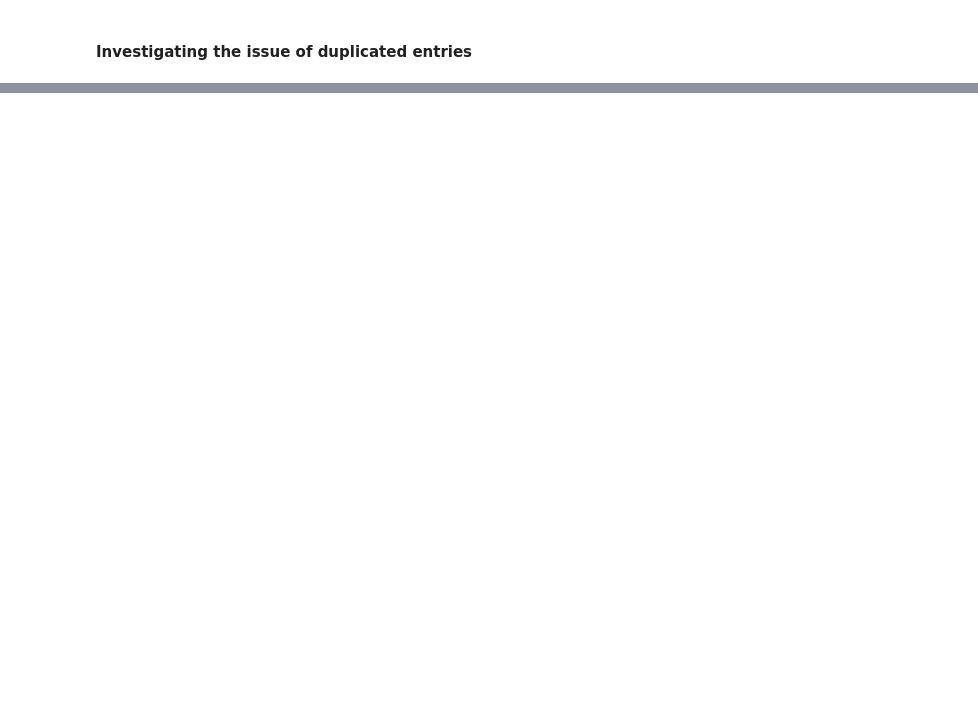
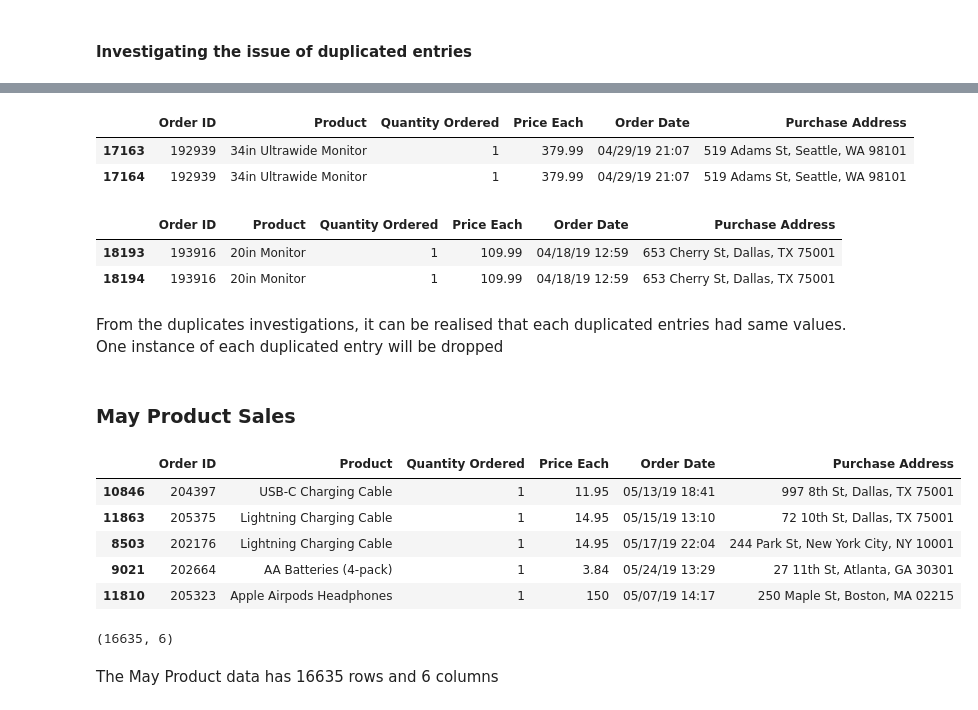
Before and after one commit to elvis-darko/Personal-Projects, a Jupyter notebook: FULL CYCLE PROJECTS/PRODUCT_SALES_ANALYSIS/Product_Sales_Data_Analysis.ipynb, the cells around one changed output, grey strips where cells are left out. Drawn from its saved outputs; the diff is of its cells as text; code cells hidden in the pictures; blank space fills up the shorter version.

```diff
--- a/FULL CYCLE PROJECTS/PRODUCT_SALES_ANALYSIS/Product_Sales_Data_Analysis.ipynb
+++ b/FULL CYCLE PROJECTS/PRODUCT_SALES_ANALYSIS/Product_Sales_Data_Analysis.ipynb
@@ -378,0 +1008,18 @@ feb_data[feb_data.duplicated()]
+# %%
+# Order ID --- 192939
+
+apr_data[apr_data["Order ID"] == "192939"]
+# %% [output]
+|  | Order ID | Product | Quantity Ordered | Price Each | Order Date | Purchase Address |
+| 17163 | 192939 | 34in Ultrawide Monitor | 1 | 379.99 | 04/29/19 21:07 | 519 Adams St, Seattle, WA 98101 |
+| 17164 | 192939 | 34in Ultrawide Monitor | 1 | 379.99 | 04/29/19 21:07 | 519 Adams St, Seattle, WA 98101 |
+# %%
+# Order ID --- 193916
+
+apr_data[apr_data["Order ID"] == "193916"]
+# %% [output]
+|  | Order ID | Product | Quantity Ordered | Price Each | Order Date | Purchase Address |
+| 18193 | 193916 | 20in Monitor | 1 | 109.99 | 04/18/19 12:59 | 653 Cherry St, Dallas, TX 75001 |
+| 18194 | 193916 | 20in Monitor | 1 | 109.99 | 04/18/19 12:59 | 653 Cherry St, Dallas, TX 75001 |
+# %% [markdown]
+From the duplicates investigations, it can be realised that each duplicated entries had same values. One instance of each duplicated entry will be dropped
@@ -378,0 +1030,21 @@ feb_data[feb_data.duplicated()]
+# %% [markdown]
+### May Product Sales
+# %%
+# Checking sample of the May Product sales
+
+may_data.sample(5, random_state=0)
+# %% [output]
+|  | Order ID | Product | Quantity Ordered | Price Each | Order Date | Purchase Address |
+| 10846 | 204397 | USB-C Charging Cable | 1 | 11.95 | 05/13/19 18:41 | 997 8th St, Dallas, TX 75001 |
+| 11863 | 205375 | Lightning Charging Cable | 1 | 14.95 | 05/15/19 13:10 | 72 10th St, Dallas, TX 75001 |
+| 8503 | 202176 | Lightning Charging Cable | 1 | 14.95 | 05/17/19 22:04 | 244 Park St, New York City, NY 10001 |
+| 9021 | 202664 | AA Batteries (4-pack) | 1 | 3.84 | 05/24/19 13:29 | 27 11th St, Atlanta, GA 30301 |
+| 11810 | 205323 | Apple Airpods Headphones | 1 | 150 | 05/07/19 14:17 | 250 Maple St, Boston, MA 02215 |
+# %%
+# Checking the shape of the data
+
+may_data.shape
+# %% [output]
+(16635, 6)
+# %% [markdown]
+The May Product data has 16635 rows and 6 columns
```
Also changed, not shown: parts of 84 cells of this notebook.
